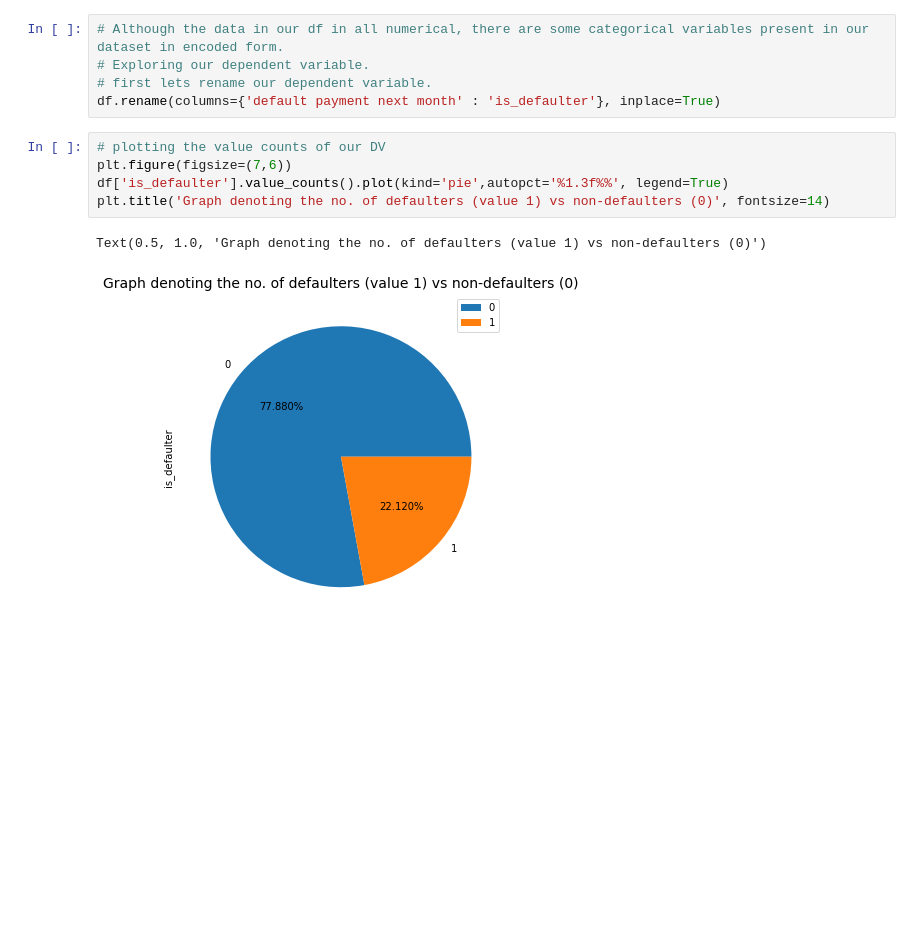
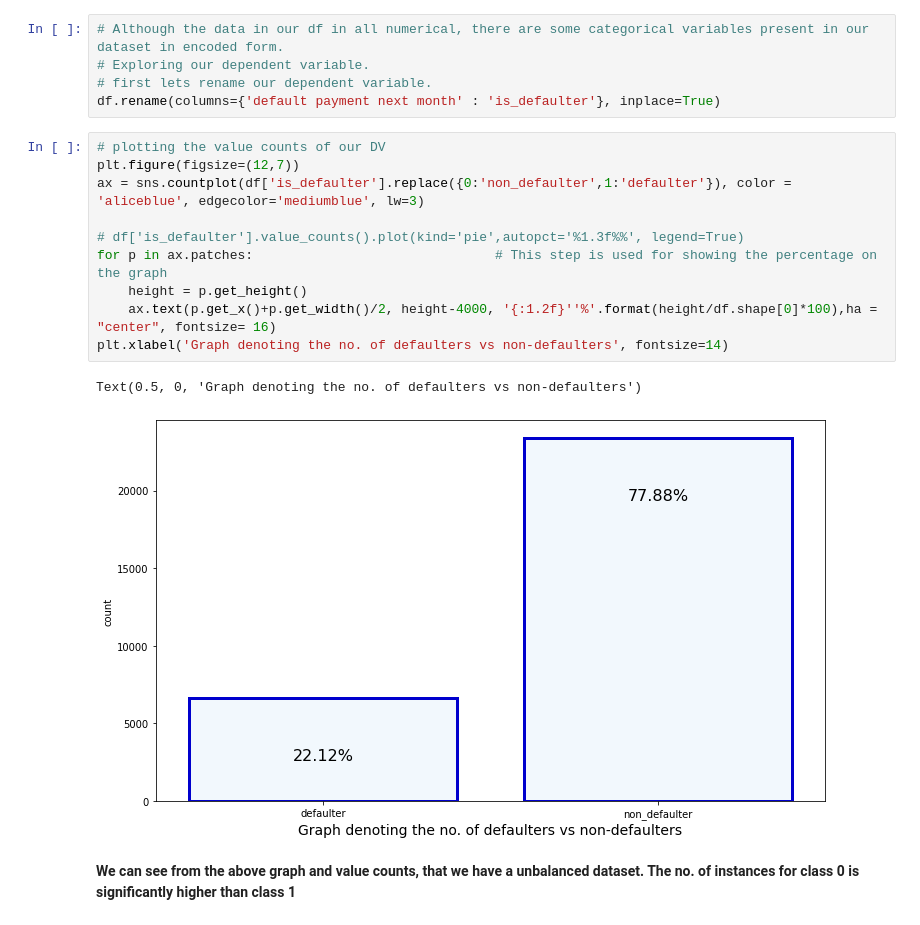
Before and after one commit to gopaljigupta45/CREDIT_CARD_DEFAULT_PREDICTION, a Jupyter notebook: Credit_Card_Default_Prediction_GOPAL_JI_GUPTA_Capstone_Project.ipynb, the cells around one changed output. Cells and saved outputs as stored; diff of their text form; blank space fills up the shorter version.

```diff
--- a/Credit_Card_Default_Prediction_GOPAL_JI_GUPTA_Capstone_Project.ipynb
+++ b/Credit_Card_Default_Prediction_GOPAL_JI_GUPTA_Capstone_Project.ipynb
@@ -215,9 +215,16 @@ credit_card_df = df.copy()
 df.rename(columns={'default payment next month' : 'is_defaulter'}, inplace=True)
 # %%
 # plotting the value counts of our DV
-plt.figure(figsize=(7,6))
-df['is_defaulter'].value_counts().plot(kind='pie',autopct='%1.3f%%', legend=True)
-plt.title('Graph denoting the no. of defaulters (value 1) vs non-defaulters (0)', fontsize=14)
+plt.figure(figsize=(12,7))
+ax = sns.countplot(df['is_defaulter'].replace({0:'non_defaulter',1:'defaulter'}), color = 'aliceblue', edgecolor='mediumblue', lw=3)
+
+# df['is_defaulter'].value_counts().plot(kind='pie',autopct='%1.3f%%', legend=True)
+for p in ax.patches:                               # This step is used for showing the percentage on the graph
+    height = p.get_height()
+    ax.text(p.get_x()+p.get_width()/2, height-4000, '{:1.2f}''%'.format(height/df.shape[0]*100),ha = "center", fontsize= 16)
+plt.xlabel('Graph denoting the no. of defaulters vs non-defaulters', fontsize=14)
 # %% [output]
-Text(0.5, 1.0, 'Graph denoting the no. of defaulters (value 1) vs non-defaulters (0)')
+Text(0.5, 0, 'Graph denoting the no. of defaulters vs non-defaulters')
-[figure, old version]
+[figure, new version]
+# %% [markdown]
+**We can see from the above graph and value counts, that we have a unbalanced dataset. The no. of instances for class 0 is significantly higher than class 1**
```
Also changed, not shown: parts of 10 cells of this notebook.
